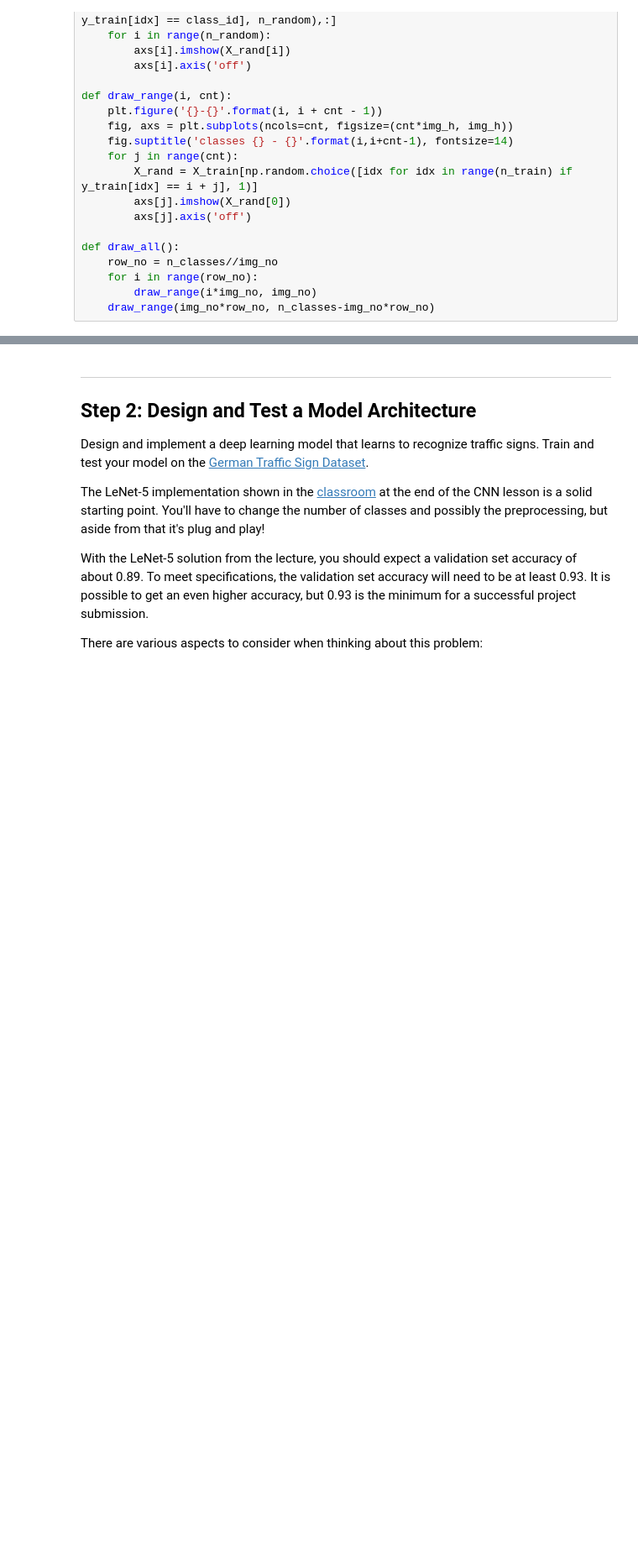
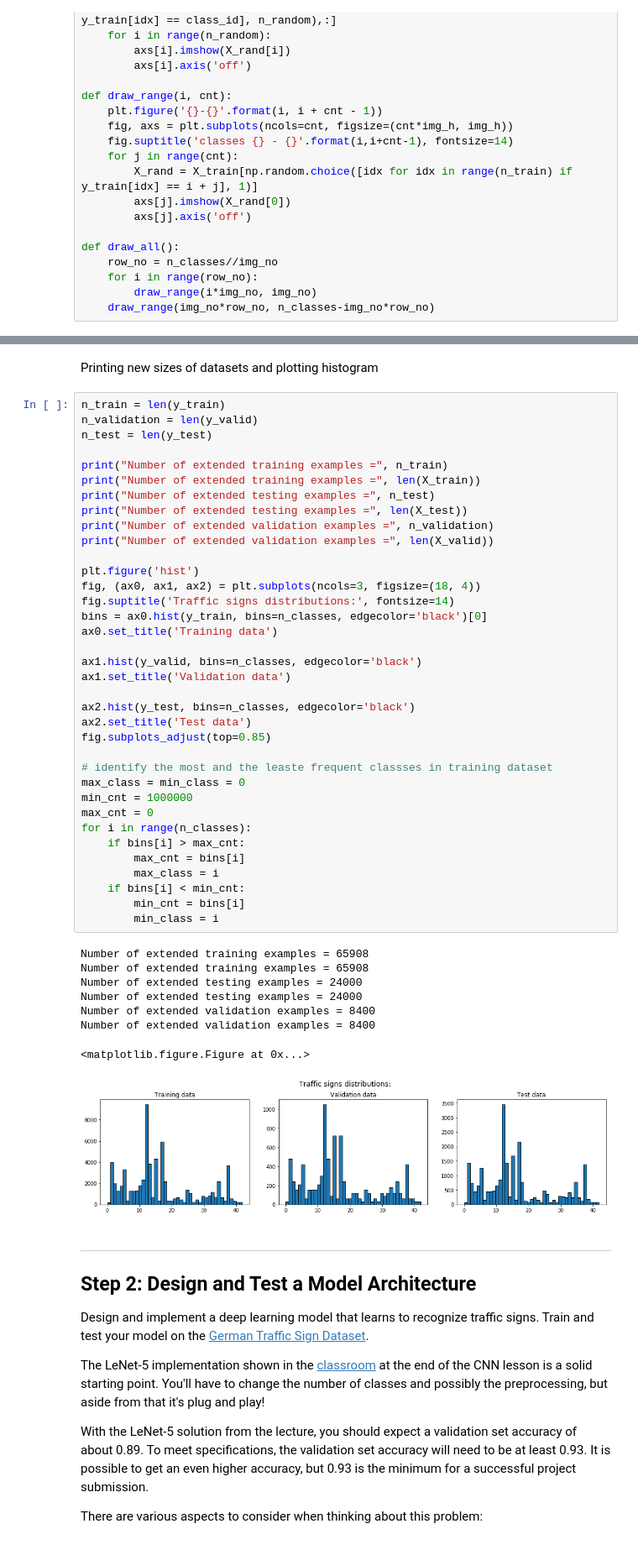
Before and after one commit to MaxEtzo/SDC-Traffic-Signs-Classifier, a Jupyter notebook: Traffic_Sign_Classifier.ipynb, the cells around one changed output, grey strips where cells are left out. Shown: that part at 84% size. Cells and saved outputs as stored; diff of their text form; blank space fills up the shorter version.

Commit message:
With datasets extension

```diff
--- a/Traffic_Sign_Classifier.ipynb
+++ b/Traffic_Sign_Classifier.ipynb
@@ -219,3 +323,50 @@ plt.imshow(hor_trans(X_train[1]))
+# %% [markdown]
+Printing new sizes of datasets and plotting histogram
+# %%
+n_train = len(y_train)
+n_validation = len(y_valid)
+n_test = len(y_test)
+
+print("Number of extended training examples =", n_train)
+print("Number of extended training examples =", len(X_train))
+print("Number of extended testing examples =", n_test)
+print("Number of extended testing examples =", len(X_test))
+print("Number of extended validation examples =", n_validation)
+print("Number of extended validation examples =", len(X_valid))
+
+plt.figure('hist')
+fig, (ax0, ax1, ax2) = plt.subplots(ncols=3, figsize=(18, 4))
+fig.suptitle('Traffic signs distributions:', fontsize=14)
+bins = ax0.hist(y_train, bins=n_classes, edgecolor='black')[0]
+ax0.set_title('Training data')
+
+ax1.hist(y_valid, bins=n_classes, edgecolor='black')
+ax1.set_title('Validation data')
+
+ax2.hist(y_test, bins=n_classes, edgecolor='black')
+ax2.set_title('Test data')
+fig.subplots_adjust(top=0.85)
+
+# identify the most and the leaste frequent classses in training dataset
+max_class = min_class = 0
+min_cnt = 1000000
+max_cnt = 0
+for i in range(n_classes):
+    if bins[i] > max_cnt:
+        max_cnt = bins[i]
+        max_class = i
+    if bins[i] < min_cnt:
+        min_cnt = bins[i]
+        min_class = i
+# %% [output]
+Number of extended training examples = 65908
+Number of extended training examples = 65908
+Number of extended testing examples = 24000
+Number of extended testing examples = 24000
+Number of extended validation examples = 8400
+Number of extended validation examples = 8400
+<matplotlib.figure.Figure at 0x...>
+[figure, added]
 # %% [markdown]
 ----
 
```
Also changed, not shown: parts of 21 cells of this notebook, 4 other files.
